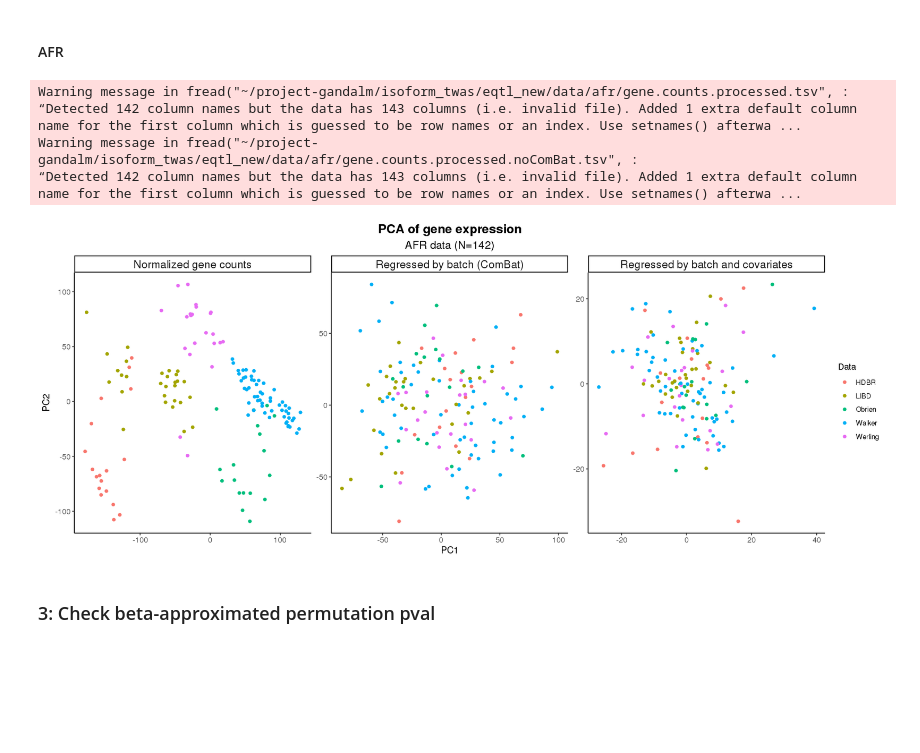
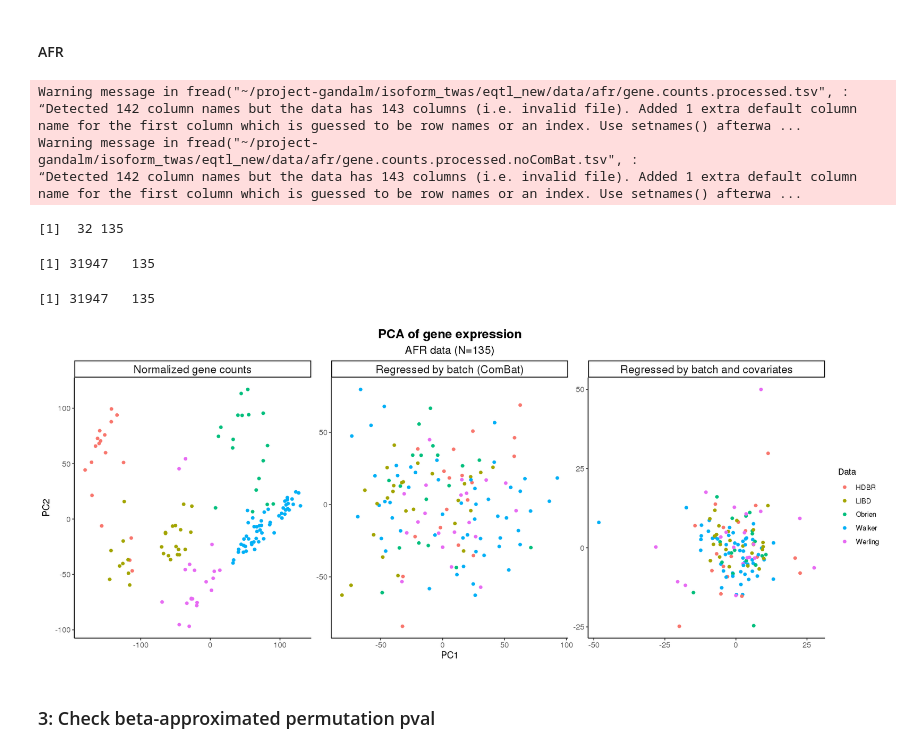
Before and after one commit to gandallab/devBrain_xQTL, a Jupyter notebook: code/04-QTL/cis-eQTL/eqtl_analysis.ipynb, the cells around one changed output. Drawn from its saved outputs; the diff is of its cells as text; code cells hidden in the pictures; blank space fills up the shorter version.

```diff
--- a/code/04-QTL/cis-eQTL/eqtl_analysis.ipynb
+++ b/code/04-QTL/cis-eQTL/eqtl_analysis.ipynb
@@ -162,0 +201,3 @@ cov <- cov[,-1]
+# %%
+cov <- cov[,!names(cov) %in% rel]
+dim(cov)
@@ -260,6 +311,14 @@ datExpr_noCombat <- datExpr_noCombat[,-1]
 cov <- read.table("~/project-gandalm/isoform_twas/eqtl_new/data/eur/50HCP_cov.txt", header = T, stringsAsFactors = F, check.names = F)
 rownames(cov) <- cov$id
 cov <- cov[,-1]
+
+# remove rel
+cov <- cov[,!names(cov) %in% rel]
+dim(cov)
+datExpr <- datExpr[,!names(datExpr) %in% rel]
+dim(datExpr)
+datExpr_noCombat <- datExpr_noCombat[,!names(datExpr_noCombat) %in% rel]
+dim(datExpr_noCombat)
 
 cov[cov=="F"] <- 0
 cov[cov=="M"] <- 1
@@ -274,11 +333,11 @@ X <- as.matrix(cov)
 beta <- (solve(t(X)%*%X)%*%t(X))%*%t(Y)
 datExpr_regressed <- Y - t(X[,-1]  %*% beta[-1,])
 
-# walker <- read.table("~/project-gandalm/isoform_twas/genotype/all_data/isec_R2_greater_than_3/ancestry/geno_subj/geno_subj_walker.txt")
-# obrien <- read.table("~/project-gandalm/isoform_twas/genotype/all_data/isec_R2_greater_than_3/ancestry/geno_subj/geno_subj_obrien.txt")
-# werling <- read.table("~/project-gandalm/isoform_twas/genotype/all_data/isec_R2_greater_than_3/ancestry/geno_subj/geno_subj_werling.txt")
-# hdbr <- read.table("~/project-gandalm/isoform_twas/genotype/all_data/isec_R2_greater_than_3/ancestry/geno_subj/geno_subj_hdbr.txt")
-# libd <- read.table("~/project-gandalm/isoform_twas/genotype/all_data/isec_R2_greater_than_3/ancestry/geno_subj/geno_subj_libd.txt")
+walker <- read.table("~/project-gandalm/isoform_twas/genotype/all_data/isec_R2_greater_than_3/ancestry/geno_subj/geno_subj_walker.txt")
+obrien <- read.table("~/project-gandalm/isoform_twas/genotype/all_data/isec_R2_greater_than_3/ancestry/geno_subj/geno_subj_obrien.txt")
+werling <- read.table("~/project-gandalm/isoform_twas/genotype/all_data/isec_R2_greater_than_3/ancestry/geno_subj/geno_subj_werling.txt")
+hdbr <- read.table("~/project-gandalm/isoform_twas/genotype/all_data/isec_R2_greater_than_3/ancestry/geno_subj/geno_subj_hdbr.txt")
+libd <- read.table("~/project-gandalm/isoform_twas/genotype/all_data/isec_R2_greater_than_3/ancestry/geno_subj/geno_subj_libd.txt")
 
 groups <- c()
 
@@ -334,7 +393,7 @@ p6 <- ggplot(data3, aes(x=PC1, y=PC2, color=Data)) +
   facet_wrap(~group, scales = "free") +
   labs(x = "PC1", y = "PC2",
        title = "PCA of gene expression",
-       subtitle = "EUR data (N=284)") +
+       subtitle = "EUR data (N=280)") +
   theme_classic() +
   theme(axis.text = element_text(size=10),
         axis.title = element_text(size=12),
@@ -364,6 +426,14 @@ datExpr_noCombat <- datExpr_noCombat[,-1]
 cov <- read.table("~/project-gandalm/isoform_twas/eqtl_new/data/amr/15HCP_cov.txt", header = T, stringsAsFactors = F, check.names = F)
 rownames(cov) <- cov$id
 cov <- cov[,-1]
+
+# remove rel
+cov <- cov[,!names(cov) %in% rel]
+dim(cov)
+datExpr <- datExpr[,!names(datExpr) %in% rel]
+dim(datExpr)
+datExpr_noCombat <- datExpr_noCombat[,!names(datExpr_noCombat) %in% rel]
+dim(datExpr_noCombat)
 
 cov[cov=="F"] <- 0
 cov[cov=="M"] <- 1
@@ -438,7 +508,7 @@ p7 <- ggplot(data3, aes(x=PC1, y=PC2, color=Data)) +
   facet_wrap(~group, scales = "free") +
   labs(x = "PC1", y = "PC2",
        title = "PCA of gene expression",
-       subtitle = "AMR data (N=164)") +
+       subtitle = "AMR data (N=162)") +
   theme_classic() +
   theme(axis.text = element_text(size=10),
         axis.title = element_text(size=12),
@@ -465,9 +538,17 @@ datExpr_noCombat <- fread("~/project-gandalm/isoform_twas/eqtl_new/data/afr/gene
 rownames(datExpr_noCombat) <- datExpr_noCombat$V1
 datExpr_noCombat <- datExpr_noCombat[,-1]
 
-cov <- read.table("~/project-gandalm/isoform_twas/eqtl_new/data/afr/20HCP_cov.txt", header = T, stringsAsFactors = F, check.names = F)
+cov <- read.table("~/project-gandalm/isoform_twas/eqtl_new/data/afr/25HCP_cov.txt", header = T, stringsAsFactors = F, check.names = F)
 rownames(cov) <- cov$id
 cov <- cov[,-1]
+
+# remove rel
+cov <- cov[,!names(cov) %in% rel]
+dim(cov)
+datExpr <- datExpr[,!names(datExpr) %in% rel]
+dim(datExpr)
+datExpr_noCombat <- datExpr_noCombat[,!names(datExpr_noCombat) %in% rel]
+dim(datExpr_noCombat)
 
 cov[cov=="F"] <- 0
 cov[cov=="M"] <- 1
@@ -529,35 +610,38 @@ PC1_2 <- s_2$d[1]*s_2$v[,1]
 PC2_2 <- s_2$d[2]*s_2$v[,2]
 data2 <- data.frame(PC1_2, PC2_2, "Data" = groups_fac)
 
 options(repr.plot.width=15, repr.plot.height=6)
 
 colnames(data1) <- colnames(data2) <- c("PC1", "PC2", "Data")
 data3 <- rbind(data, data1, data2)
 
 data3$group <- c(rep("Regressed by batch and covariates", dim(data)[1]),
                  rep("Regressed by batch (ComBat)", dim(data1)[1]),
                  rep("Normalized gene counts", dim(data2)[1]))
 p8 <- ggplot(data3, aes(x=PC1, y=PC2, color=Data)) +
   geom_point() +
   facet_wrap(~group, scales = "free") +
   labs(x = "PC1", y = "PC2",
        title = "PCA of gene expression",
-       subtitle = "AFR data (N=142)") +
+       subtitle = "AFR data (N=135)") +
   theme_classic() +
   theme(axis.text = element_text(size=10),
         axis.title = element_text(size=12),
         plot.title = element_text(size=16, face="bold", hjust = 0.5),
         plot.subtitle = element_text(size=14, hjust = 0.5),
         strip.text.x = element_text(size=14))
 p8
 
 ggsave("~/project-gandalm/isoform_twas/eqtl_new/figures/afr_regress.png", p8, width = 15, height = 6)
 # %% [output]
 Warning message in fread("~/project-gandalm/isoform_twas/eqtl_new/data/afr/gene.counts.processed.tsv", :
 “Detected 142 column names but the data has 143 columns (i.e. invalid file). Added 1 extra default column name for the first column which is guessed to be row names or an index. Use setnames() afterwa ...
 Warning message in fread("~/project-gandalm/isoform_twas/eqtl_new/data/afr/gene.counts.processed.noComBat.tsv", :
 “Detected 142 column names but the data has 143 columns (i.e. invalid file). Added 1 extra default column name for the first column which is guessed to be row names or an index. Use setnames() afterwa ...
+[1]  32 135
+[1] 31947   135
+[1] 31947   135
-[figure, old version]
+[figure, new version]
 # %% [markdown]
 ### 3: Check beta-approximated permutation pval
 # %%
```
Also changed, not shown: parts of 49 cells of this notebook, 36 other files.
